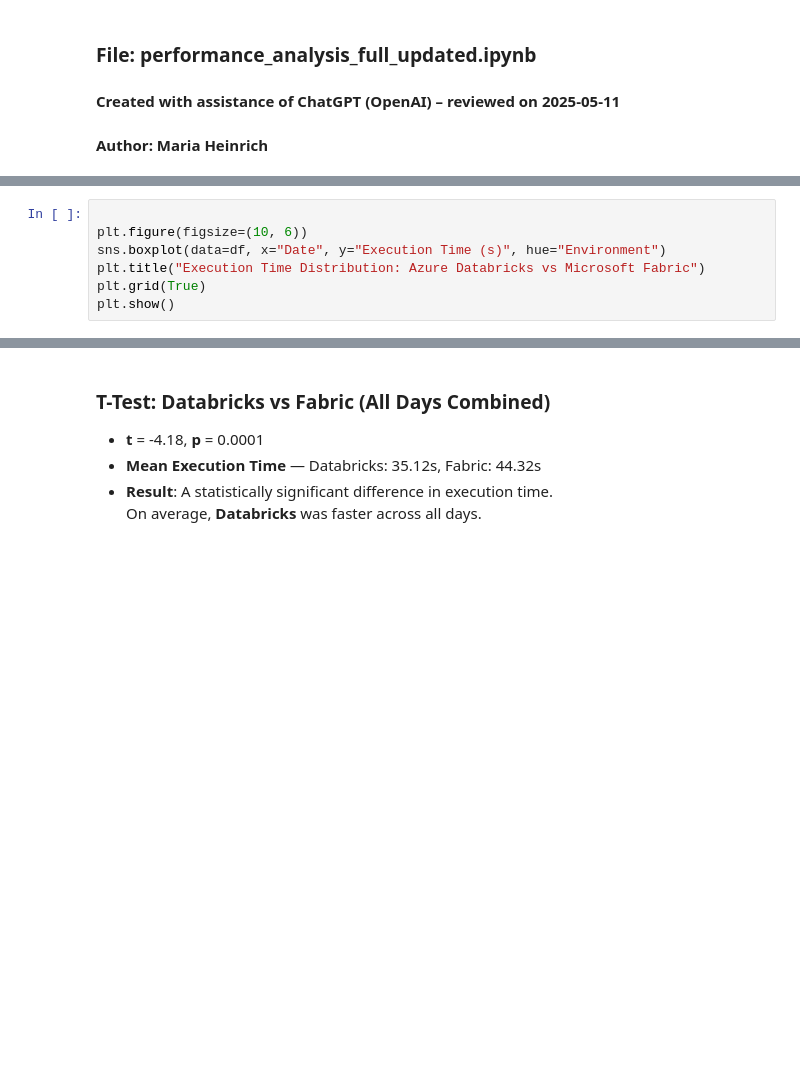
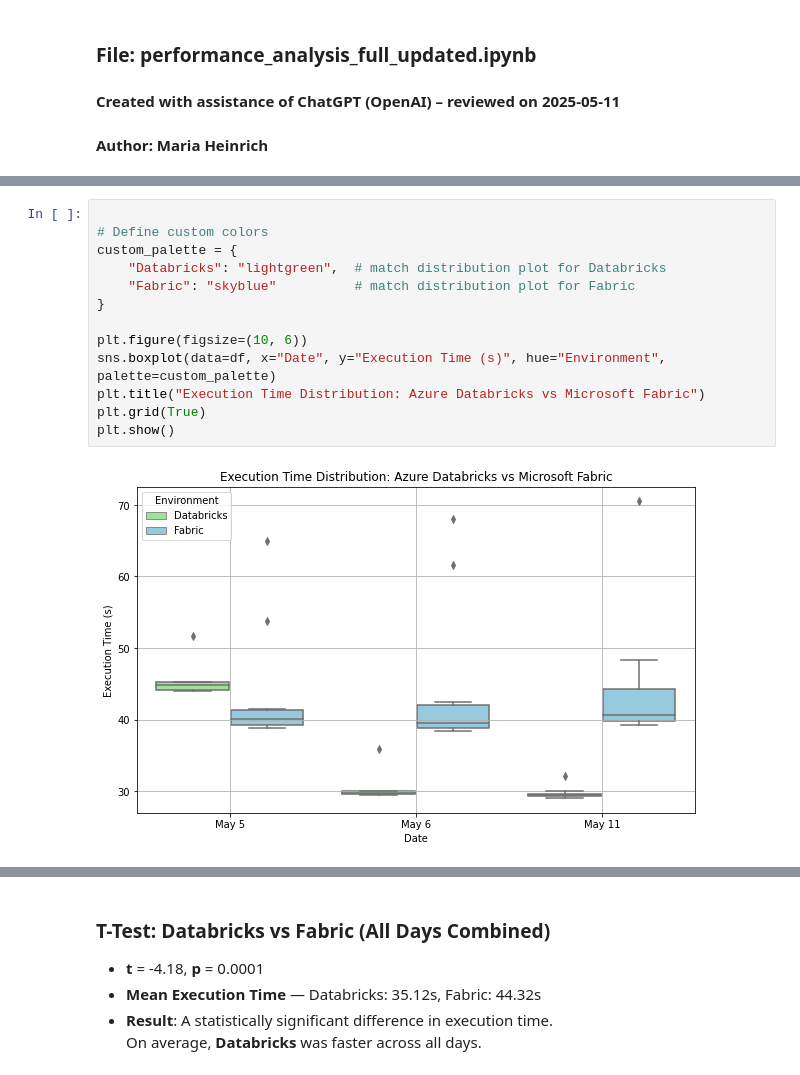
Before and after one commit to MHeini/2110837746_Maria_Heinrich, a Jupyter notebook: performance_analysis_full_updated.ipynb, the cells around one changed output, grey strips where cells are left out. Saved outputs shown, nothing was run; the diff lists cells and outputs as text; blank space fills up the shorter version.

```diff
--- a/performance_analysis_full_updated.ipynb
+++ b/performance_analysis_full_updated.ipynb
@@ -37,10 +117,18 @@ df.head()
 # %%
 
+# Define custom colors
+custom_palette = {
+    "Databricks": "lightgreen",  # match distribution plot for Databricks
+    "Fabric": "skyblue"          # match distribution plot for Fabric
+}
+
 plt.figure(figsize=(10, 6))
-sns.boxplot(data=df, x="Date", y="Execution Time (s)", hue="Environment")
+sns.boxplot(data=df, x="Date", y="Execution Time (s)", hue="Environment", palette=custom_palette)
 plt.title("Execution Time Distribution: Azure Databricks vs Microsoft Fabric")
 plt.grid(True)
 plt.show()
+# %% [output]
+[figure, added]
 # %%
 
 
```
Also changed, not shown: parts of 8 cells of this notebook.
